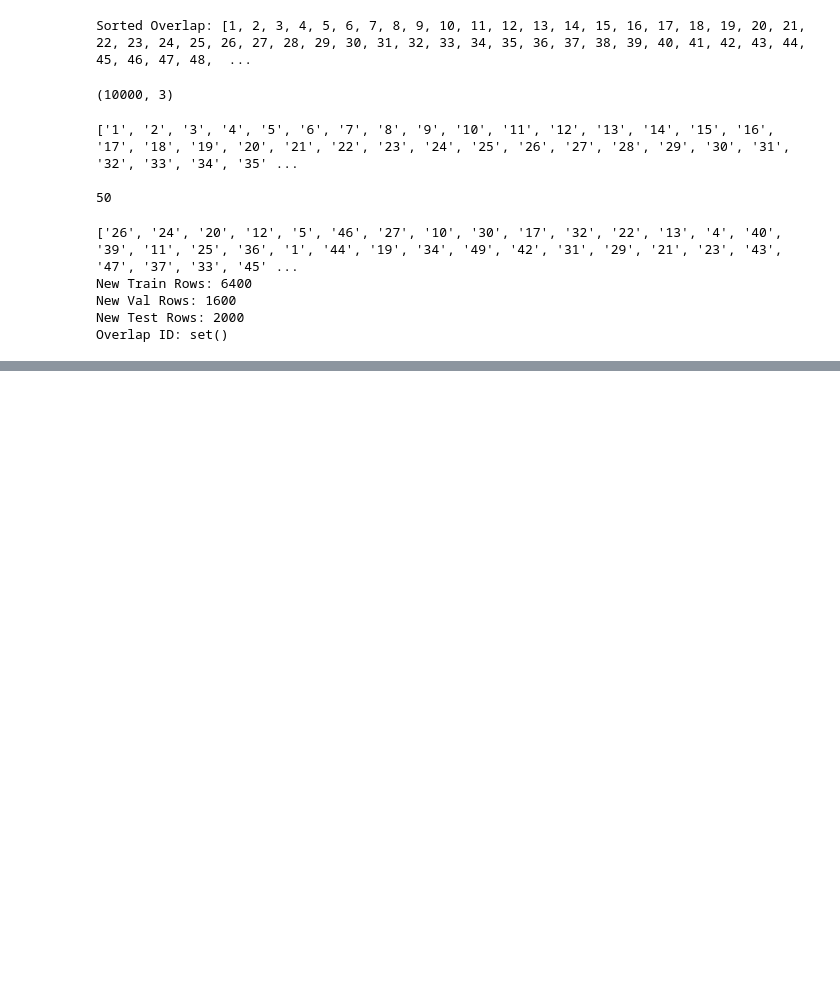
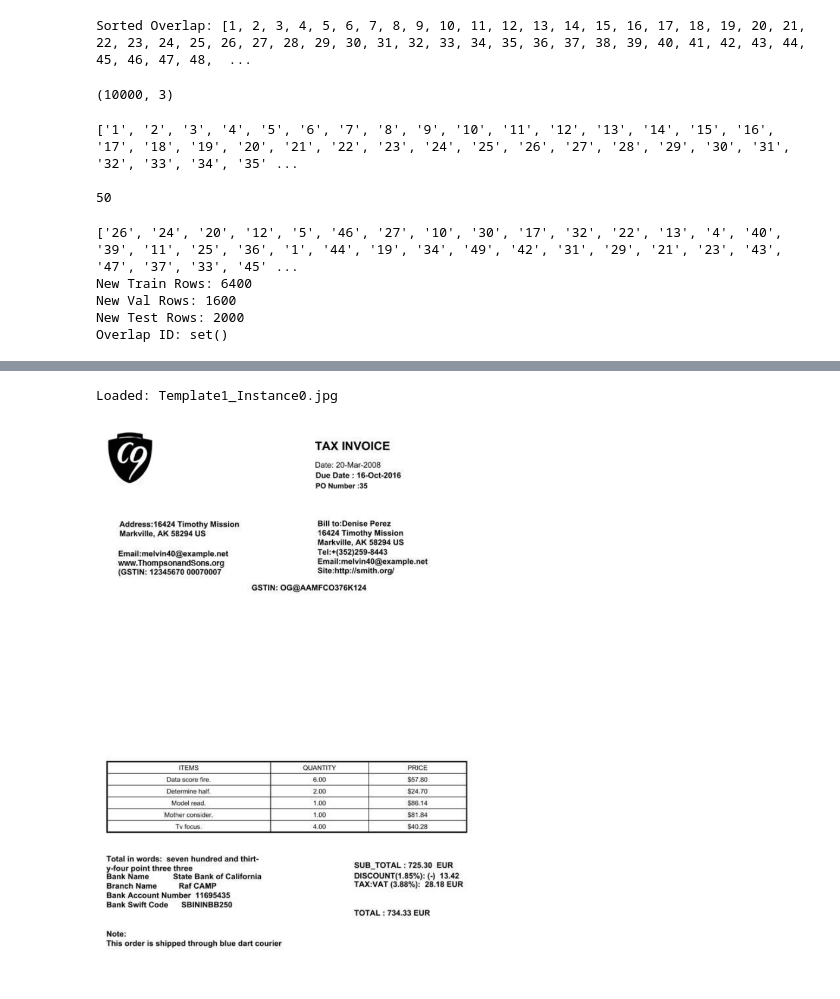
Before and after one commit to satyamkarn100-ctrl/FinDocAI, a Jupyter notebook: 01_fatura_dataset_inspection.ipynb, the cells around one changed output, grey strips where cells are left out. Cells and saved outputs as stored; diff of their text form; code cells hidden in the pictures; blank space fills up the shorter version.

```diff
--- a/01_fatura_dataset_inspection.ipynb
+++ b/01_fatura_dataset_inspection.ipynb
@@ -350,0 +302,18 @@ line_items          ->OTHER (parse required)
+# %%
+from pathlib import Path
+import matplotlib.pyplot as plt
+
+image_path = Path('/content/FATURA/invoices_dataset_final/images')
+
+for image_file in image_path.glob('*Template1_Instance0.jpg'):
+  img = Image.open(image_file)
+  print(f"Loaded: {image_file.name}")
+  print()
+
+  plt.figure(figsize=(12, 16), dpi=150)
+  plt.imshow(img)
+  plt.axis('off')
+  plt.show()
+# %% [output]
+Loaded: Template1_Instance0.jpg
+[figure, added]
```
Also changed, not shown: parts of 14 cells of this notebook.
